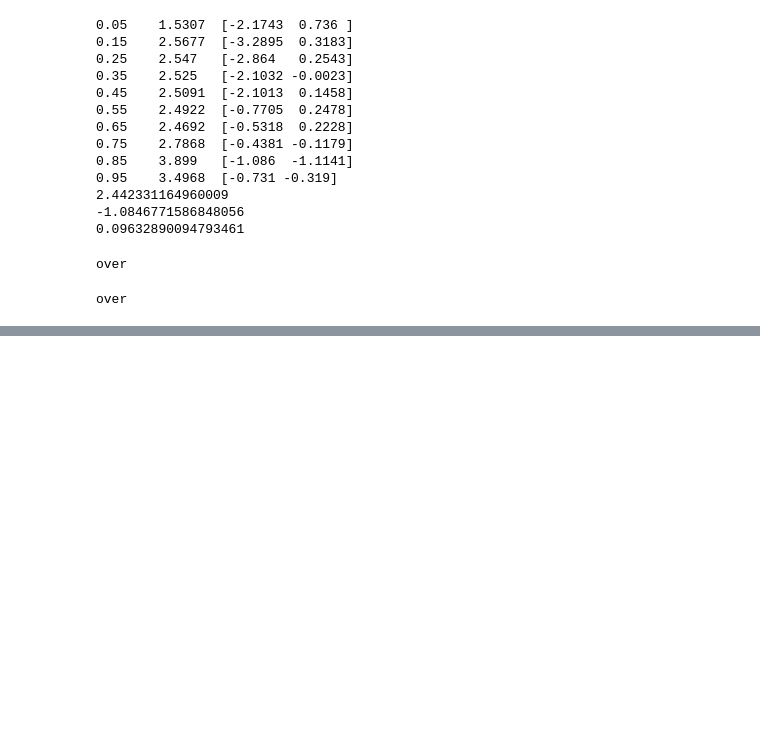
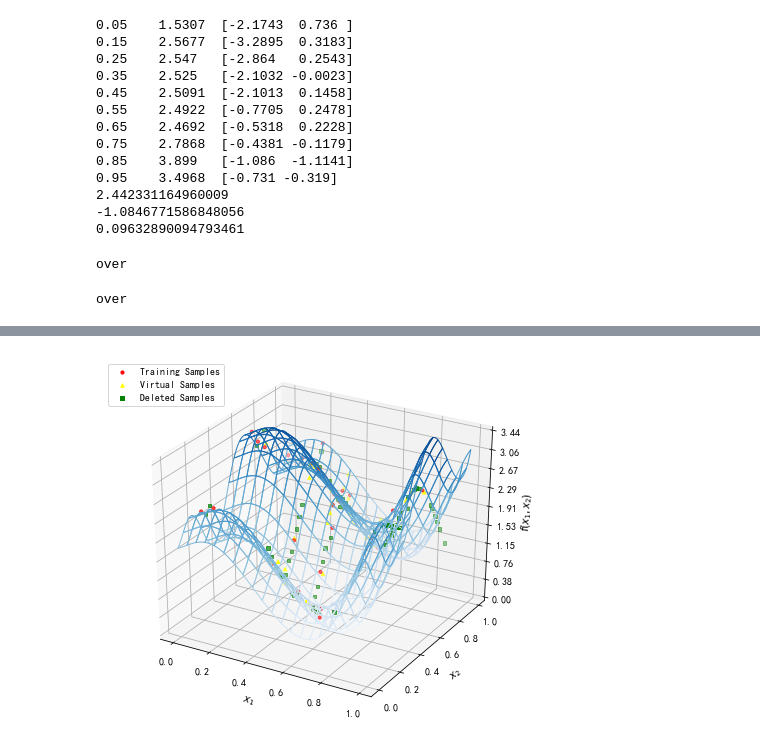
Before and after one commit to Aries-my/VSG, a Jupyter notebook: notebook/synthetic_data.ipynb, the cells around one changed output, grey strips where cells are left out. Drawn from its saved outputs; the diff is of its cells as text; code cells hidden in the pictures; blank space fills up the shorter version.

```diff
--- a/notebook/synthetic_data.ipynb
+++ b/notebook/synthetic_data.ipynb
@@ -389,3 +411,7 @@ print(mape)
+# %%
+plotting.plot_3d(X_train, np.array(vir_xpoint), Y_train, np.array(vir_ypoint), np.array(X_del), np.array(Y_del), exp_config, fig_dir, save_fig=False)
+# %% [output]
+[figure, added]
 # %%
 np.savetxt("../figures/functional/vx_data.txt", np.array(vir_xpoint),fmt='%.8f',delimiter=' ')
 # %%
```
Also changed, not shown: parts of 11 cells of this notebook, 2 other files.
